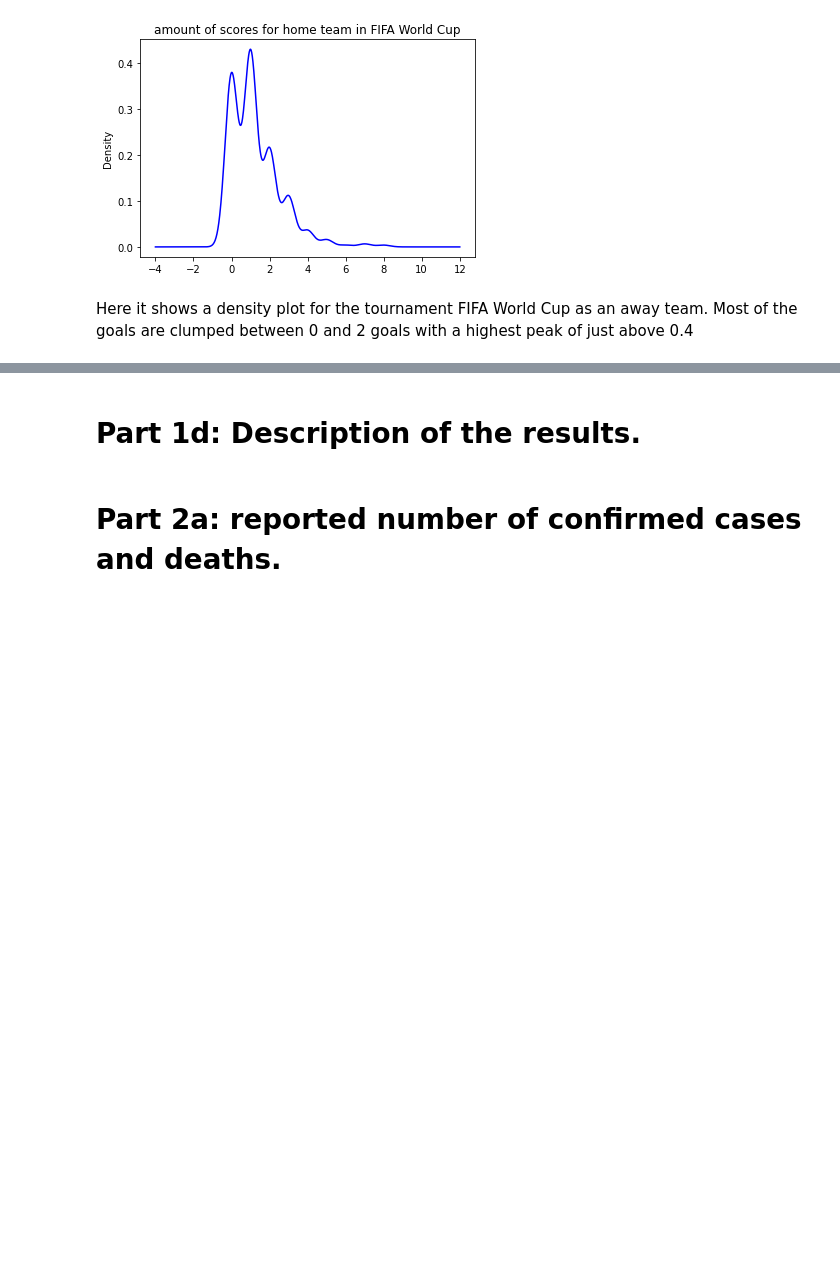
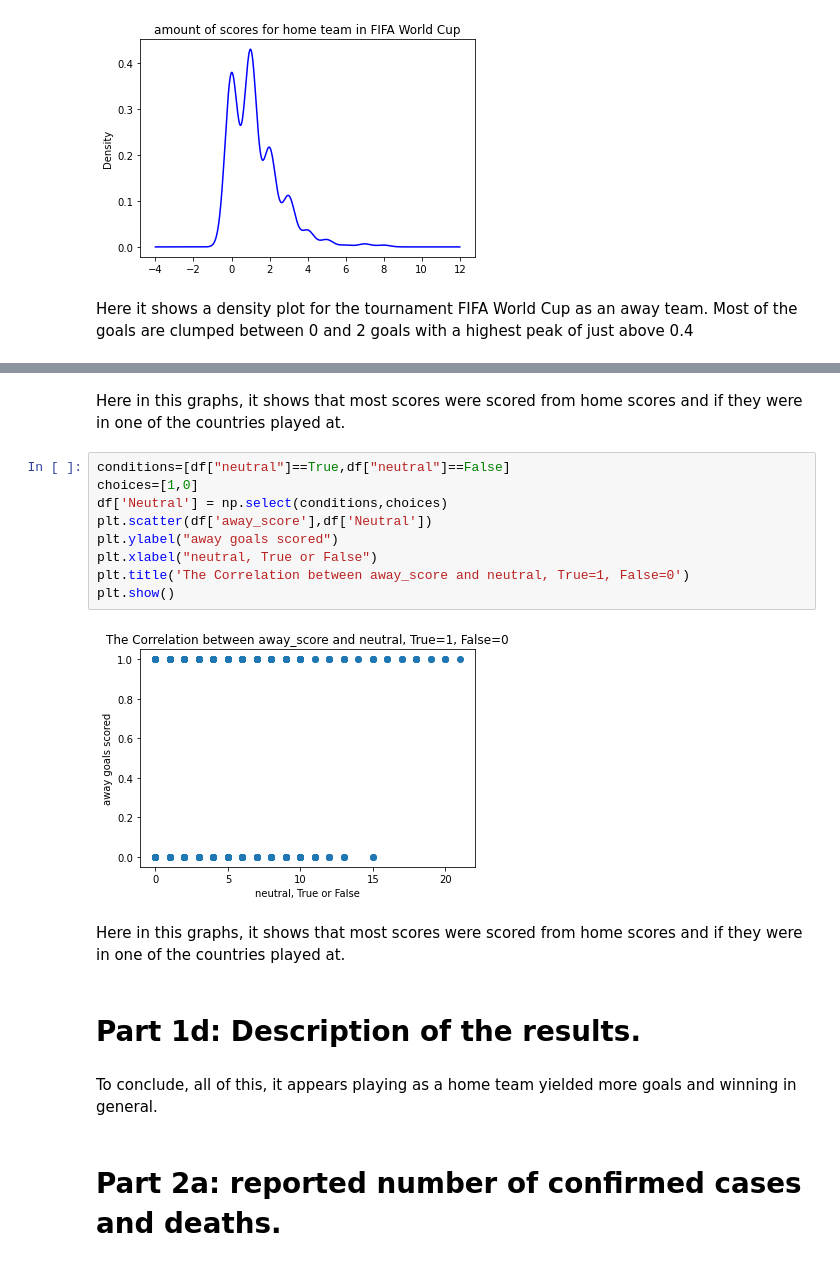
Before and after one commit to malouche/DSC2spring2022, a Jupyter notebook: Ali Baligh 900211718 assig 2.ipynb, the cells around one changed output, grey strips where cells are left out. Cells and saved outputs as stored; diff of their text form; blank space fills up the shorter version.

```diff
--- a/Ali Baligh 900211718 assig 2.ipynb
+++ b/Ali Baligh 900211718 assig 2.ipynb
@@ -885,5 +955,22 @@ Here in this graph, it shows the confidence interval of how many scores were sco
+# %% [markdown]
+Here in this graphs, it shows that most scores were scored from home scores and if they were in one of the countries played at.
+# %%
+conditions=[df["neutral"]==True,df["neutral"]==False]
+choices=[1,0]
+df['Neutral'] = np.select(conditions,choices)
+plt.scatter(df['away_score'],df['Neutral'])
+plt.ylabel("away goals scored")
+plt.xlabel("neutral, True or False")
+plt.title('The Correlation between away_score and neutral, True=1, False=0')
+plt.show()
+# %% [output]
+[figure, added]
+# %% [markdown]
+Here in this graphs, it shows that most scores were scored from home scores and if they were in one of the countries played at.
 # %% [markdown]
 # Part 1d: Description of the results.
+# %% [markdown]
+To conclude, all of this, it appears playing as a home team yielded more goals and winning in general.
 # %% [markdown]
 # Part 2a:  reported number of confirmed cases and deaths.
 # %%
```
Also changed, not shown: parts of 40 cells of this notebook.
